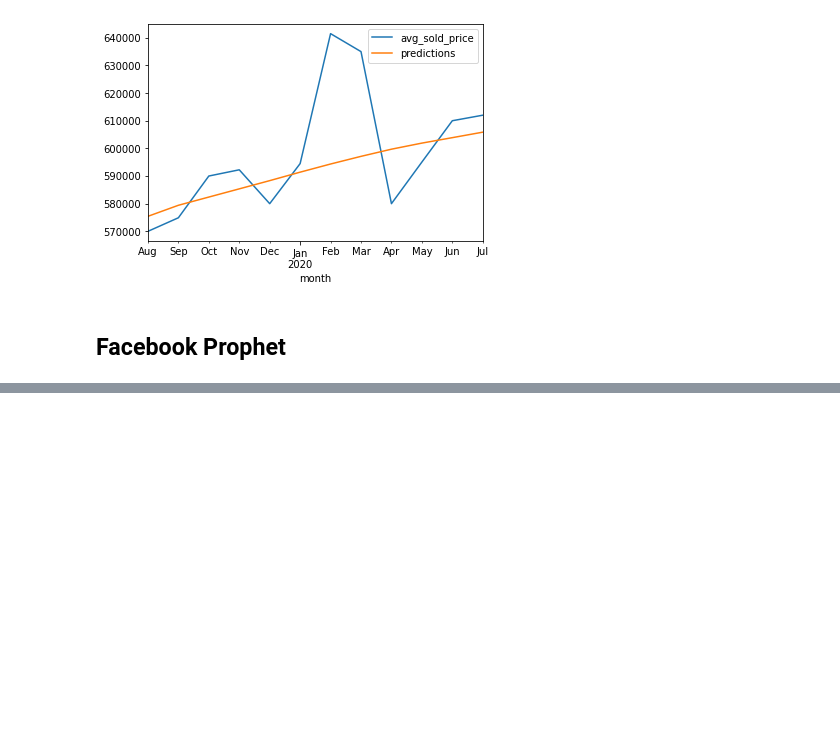
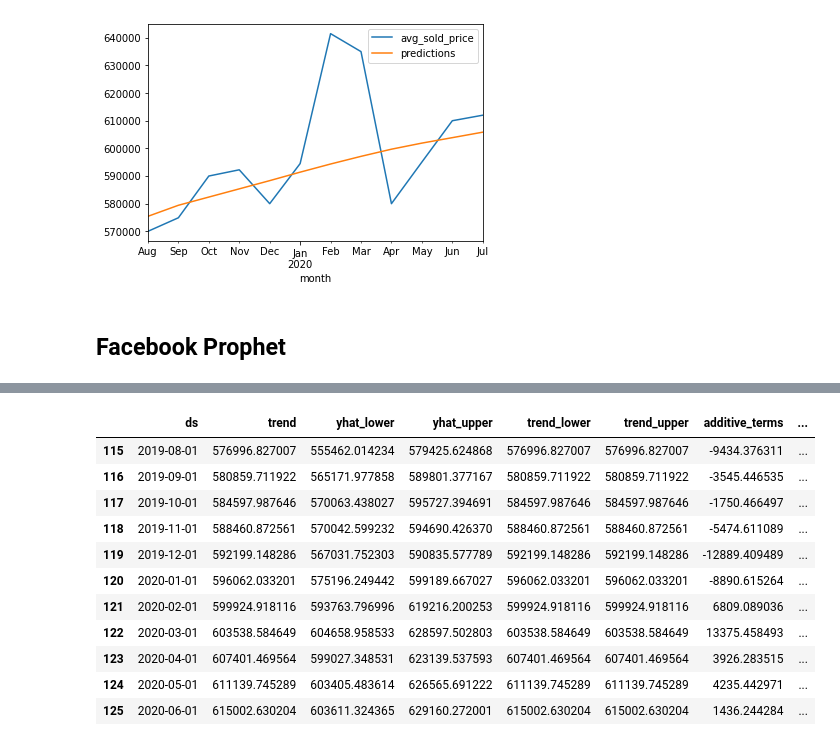
Before and after one commit to daniel8691/rental-housing-toronto, a Jupyter notebook: condo_prices_scrape_n_clean.ipynb, the cells around one changed output, grey strips where cells are left out. Saved outputs shown, nothing was run; the diff lists cells and outputs as text; code cells hidden in the pictures; blank space fills up the shorter version.

```diff
--- a/condo_prices_scrape_n_clean.ipynb
+++ b/condo_prices_scrape_n_clean.ipynb
@@ -538,0 +699,15 @@ test.plot()
+# %%
+forecast.iloc[115:126]
+# %% [output]
+|  | ds | trend | yhat_lower | yhat_upper | trend_lower | trend_upper | additive_terms | ... |
+| 115 | 2019-08-01 | 576996.827007 | 555462.014234 | 579425.624868 | 576996.827007 | 576996.827007 | -9434.376311 | ... |
+| 116 | 2019-09-01 | 580859.711922 | 565171.977858 | 589801.377167 | 580859.711922 | 580859.711922 | -3545.446535 | ... |
+| 117 | 2019-10-01 | 584597.987646 | 570063.438027 | 595727.394691 | 584597.987646 | 584597.987646 | -1750.466497 | ... |
+| 118 | 2019-11-01 | 588460.872561 | 570042.599232 | 594690.426370 | 588460.872561 | 588460.872561 | -5474.611089 | ... |
+| 119 | 2019-12-01 | 592199.148286 | 567031.752303 | 590835.577789 | 592199.148286 | 592199.148286 | -12889.409489 | ... |
+| 120 | 2020-01-01 | 596062.033201 | 575196.249442 | 599189.667027 | 596062.033201 | 596062.033201 | -8890.615264 | ... |
+| 121 | 2020-02-01 | 599924.918116 | 593763.796996 | 619216.200253 | 599924.918116 | 599924.918116 | 6809.089036 | ... |
+| 122 | 2020-03-01 | 603538.584649 | 604658.958533 | 628597.502803 | 603538.584649 | 603538.584649 | 13375.458493 | ... |
+| 123 | 2020-04-01 | 607401.469564 | 599027.348531 | 623139.537593 | 607401.469564 | 607401.469564 | 3926.283515 | ... |
+| 124 | 2020-05-01 | 611139.745289 | 603405.483614 | 626565.691222 | 611139.745289 | 611139.745289 | 4235.442971 | ... |
+| 125 | 2020-06-01 | 615002.630204 | 603611.324365 | 629160.272001 | 615002.630204 | 615002.630204 | 1436.244284 | ... |
```
Also changed, not shown: parts of 29 cells of this notebook.
